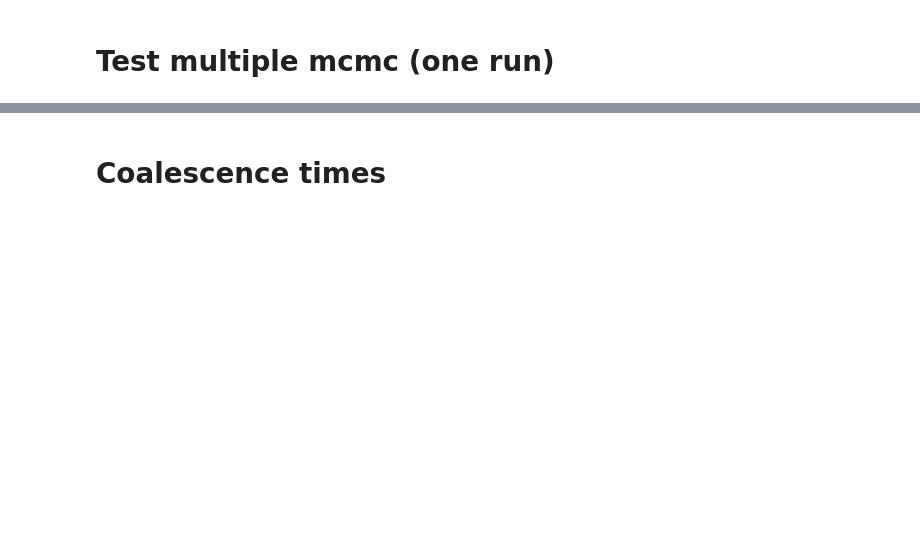
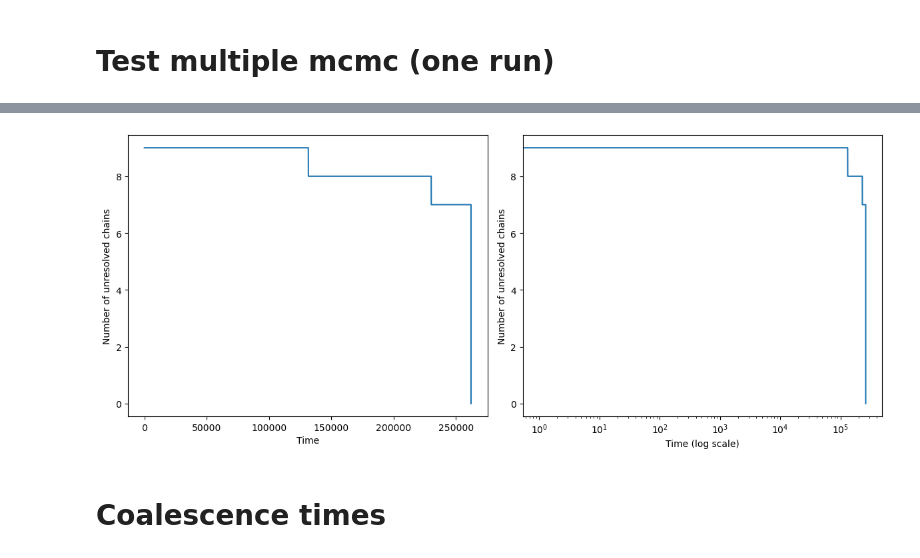
Before and after one commit to LouiseBudzynski/Bounding_Chain_Disordered_Ising_Models, a Jupyter notebook: notebooks/multiple_mcmc_test.ipynb, the cells around one changed output, grey strips where cells are left out. Cells and saved outputs as stored; diff of their text form; code cells hidden in the pictures; blank space fills up the shorter version.

```diff
--- a/notebooks/multiple_mcmc_test.ipynb
+++ b/notebooks/multiple_mcmc_test.ipynb
@@ -49,3 +45,19 @@ plt.show()
+# %%
+fig, (ax1, ax2) = plt.subplots(1, 2, figsize=(12, 5))
+
+ax1.plot(nb_unresolved_confs)
+ax1.set_xlabel('Time')
+ax1.set_ylabel('Number of unresolved chains')
+
+ax2.plot(nb_unresolved_confs)
+ax2.set_xscale('log')
+ax2.set_xlabel('Time (log scale)')
+ax2.set_ylabel('Number of unresolved chains')
+
+plt.tight_layout()
+plt.show()
+# %% [output]
+[figure, added]
 # %% [markdown]
 # Coalescence times
 # %%
```
Also changed, not shown: parts of 18 cells of this notebook, 14 other files.
